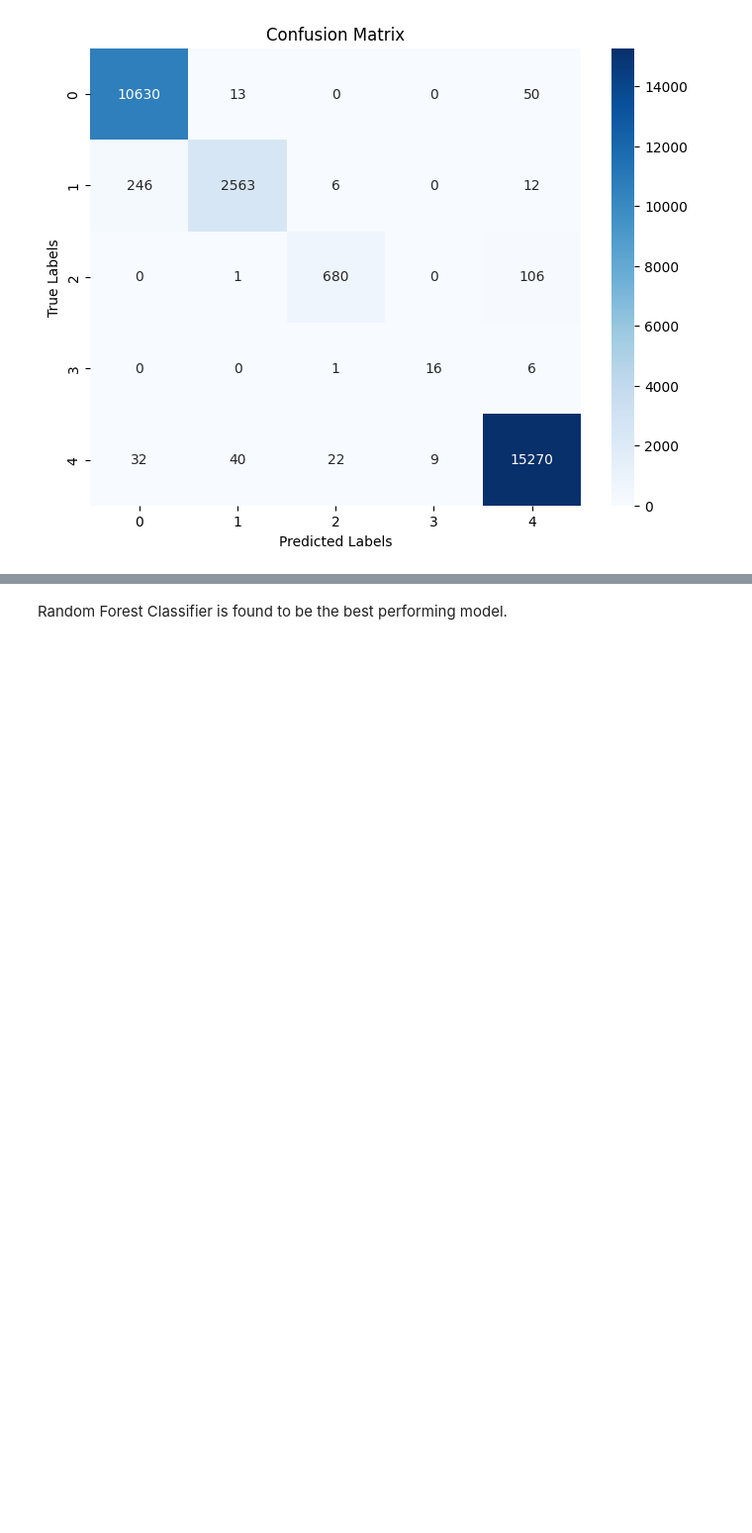
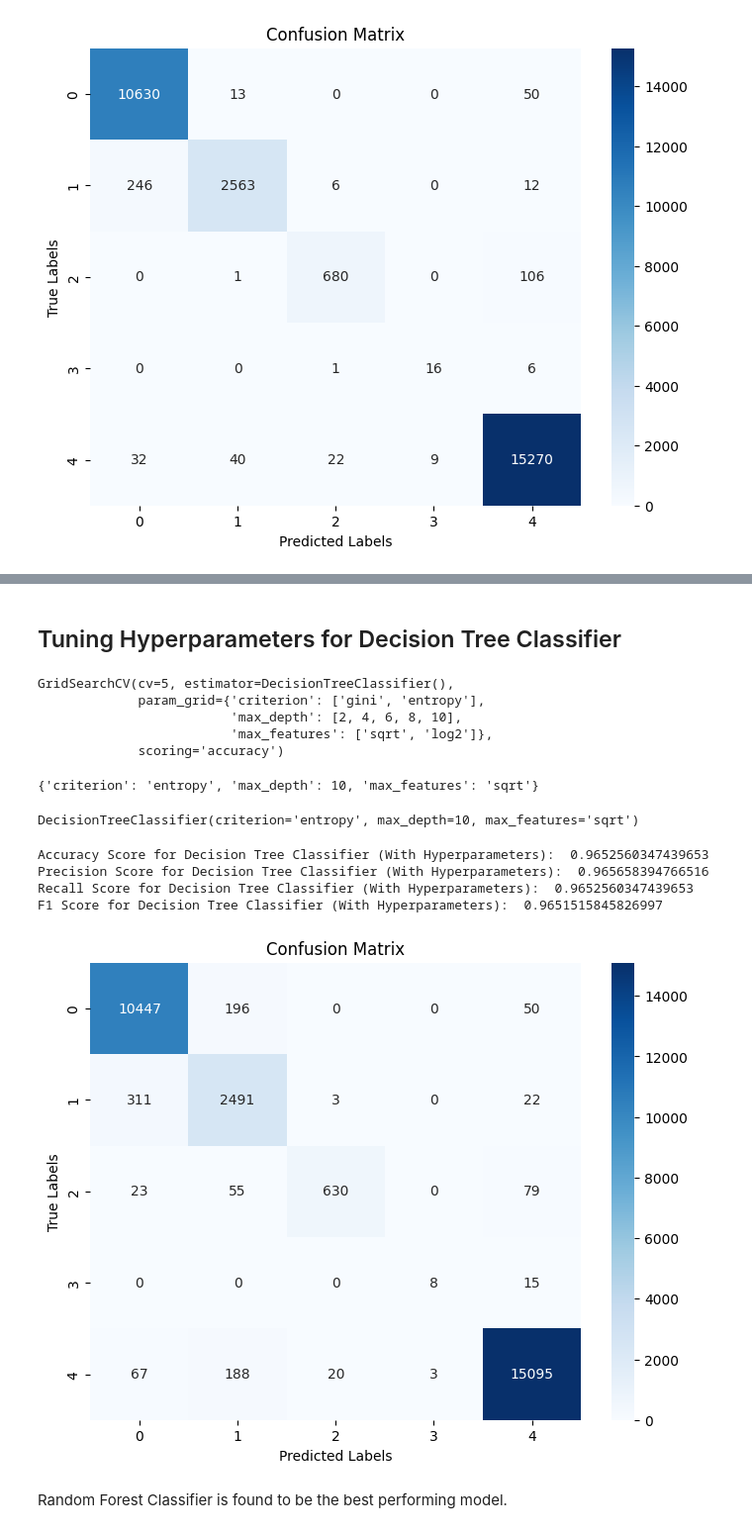
Before and after one commit to AkashKalme/NIDS-using-ML, a Jupyter notebook: NIDS_ML.ipynb, the cells around one changed output, grey strips where cells are left out. Shown at 99% size. Saved outputs shown, nothing was run; the diff lists cells and outputs as text; code cells hidden in the pictures; blank space fills up the shorter version.

```diff
--- a/NIDS_ML.ipynb
+++ b/NIDS_ML.ipynb
@@ -836,0 +892,2 @@ F1 Score for Decision Tree Classifier:  0.9814385968500047
+# %% [markdown]
+## Tuning Hyperparameters for Decision Tree Classifier
@@ -837,3 +896,38 @@ F1 Score for Decision Tree Classifier:  0.9814385968500047
+# %%
+param_grid_dtc = {
+    'criterion': ['gini', 'entropy'],
+    'max_depth': [2,4,6,8,10],
+    'max_features': ['sqrt', 'log2']
+}
+# %%
+dtc3 = DecisionTreeClassifier()
+cv_dtc3 = GridSearchCV(estimator=dtc3, param_grid=param_grid_dtc, cv=5, scoring='accuracy')
+cv_dtc3.fit(X1_train_e, y1_train_e)
+# %% [output]
+GridSearchCV(cv=5, estimator=DecisionTreeClassifier(),
+             param_grid={'criterion': ['gini', 'entropy'],
+                         'max_depth': [2, 4, 6, 8, 10],
+                         'max_features': ['sqrt', 'log2']},
+             scoring='accuracy')
+# %%
+cv_dtc3.best_params_
+# %% [output]
+{'criterion': 'entropy', 'max_depth': 10, 'max_features': 'sqrt'}
+# %%
+dtc4 = DecisionTreeClassifier(criterion='entropy', max_depth=10, max_features='sqrt')
+dtc4.fit(X1_train_e, y1_train_e)
+# %% [output]
+DecisionTreeClassifier(criterion='entropy', max_depth=10, max_features='sqrt')
+# %%
+y_preds_dtc4 = dtc4.predict(X1_test_e)
+# %%
+evaluateModel("Decision Tree Classifier (With Hyperparameters)", y1_test_e, y_preds_dtc4)
+# %% [output]
+Accuracy Score for Decision Tree Classifier (With Hyperparameters):  0.9652560347439653
+Precision Score for Decision Tree Classifier (With Hyperparameters):  0.965658394766516
+Recall Score for Decision Tree Classifier (With Hyperparameters):  0.9652560347439653
+F1 Score for Decision Tree Classifier (With Hyperparameters):  0.9651515845826997
+[figure, added]
 # %% [markdown]
 Random Forest Classifier is found to be the best performing model.
 # %% [markdown]
```
Also changed, not shown: parts of 21 cells of this notebook.
